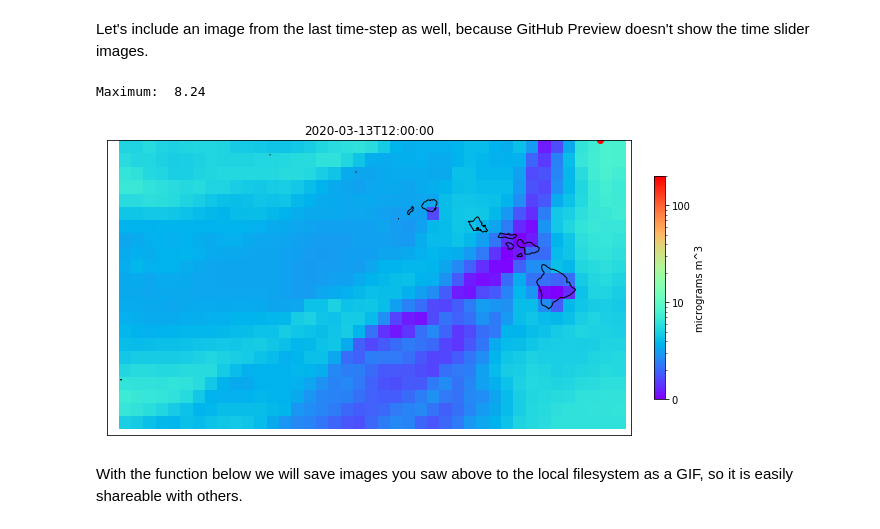
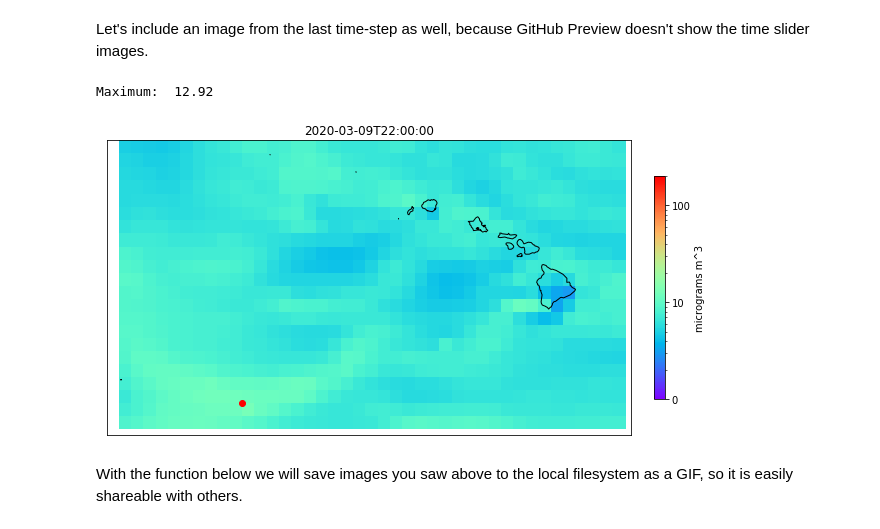
Before and after one commit to planet-os/notebooks, a Jupyter notebook: api-examples/cams_air_quality_hawaii.ipynb, the cells around one changed output. Drawn from its saved outputs; the diff is of its cells as text; code cells hidden in the pictures.

Commit message:
show image to smaller nr

```diff
--- a/api-examples/cams_air_quality_hawaii.ipynb
+++ b/api-examples/cams_air_quality_hawaii.ipynb
@@ -113,10 +113,10 @@ interactive(children=(IntSlider(value=0, description='k', layout=Layout(width='1
 # %% [markdown]
 Let's include an image from the last time-step as well, because GitHub Preview doesn't show the time slider images.
 # %%
-loadimg(120)
+loadimg(10)
 # %% [output]
-Maximum:  8.24
+Maximum:  12.92
-[figure, old version]
+[figure, new version]
 # %% [markdown]
 With the function below we will save images you saw above to the local filesystem as a GIF, so it is easily shareable with others.
 # %%
```
Also changed, not shown: parts of 4 cells of this notebook.
